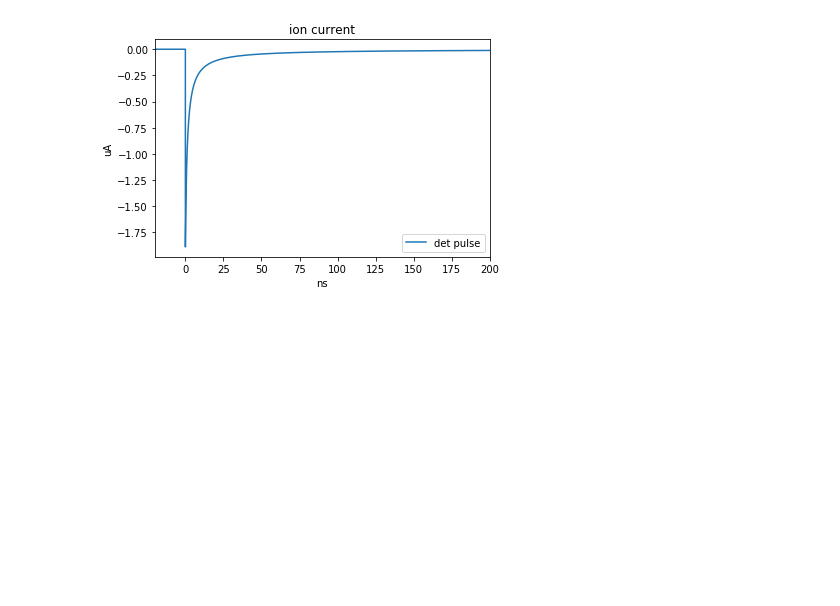
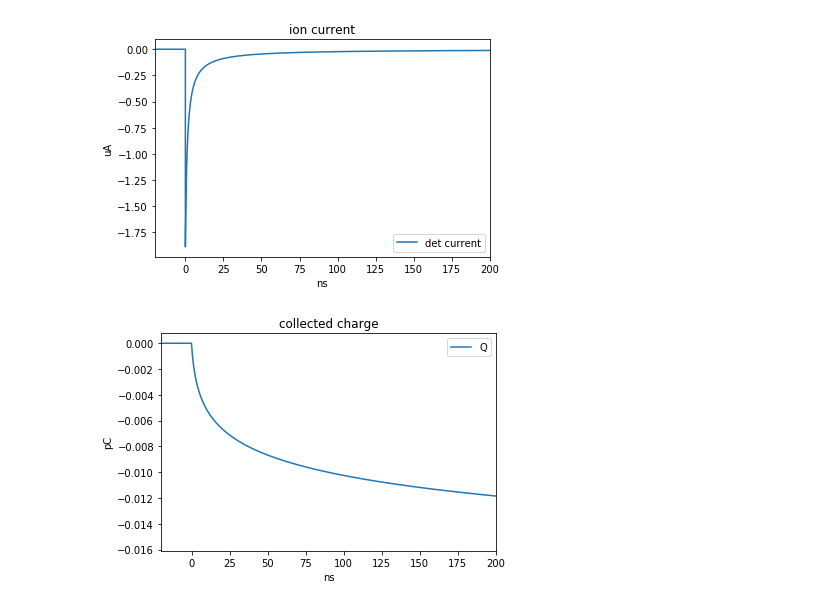
Before and after one commit to acidbourbon/lab_bench, a Jupyter notebook: workdir/jupyter/software_examples/sigproc_kit/drift_chamber_ideal.ipynb, the cells around one changed output. Cells and saved outputs as stored; diff of their text form; code cells hidden in the pictures; blank space fills up the shorter version.

```diff
--- a/workdir/jupyter/software_examples/sigproc_kit/drift_chamber_ideal.ipynb
+++ b/workdir/jupyter/software_examples/sigproc_kit/drift_chamber_ideal.ipynb
@@ -36,37 +52,42 @@ Q = -primary_ions * G * e
 P  = 1             # 1 atm = 1 bar
 
 # geometric parameter of idealized proportional counter
 # good enough approximation for MDC cell
 ra = 10e-6         # 10 um
 rb = 2.5e-3        # 2.5 mm
 r0 = ra+1e-6       # 1 um over the wire
 
 # argon ion mobility
 mu_ion = 1.7*(1e-2)**2 #1.7 cm^2 s^-1 V^-1 atm^-1
 
 # chamber HV (affects only ion drift, not gas gain)
 HV = 1600
 
 
 t = np.linspace(-100e-9,900e-9,100000) # be sure to make not to few steps, if you have a sharp IR
 
 delay = 0e-9
 
 I = ion_current(t, Q, P, r0, ra, rb, mu_ion, HV, delay)
 
 
-
-
-
-
 plt.title("ion current")
-plt.plot(t*1e9,I*1e6,label="det pulse")
+plt.plot(t*1e9,I*1e6,label="det current")
 plt.xlabel("ns")
 plt.ylabel("uA")
 plt.xlim(-20,200)
 plt.legend()
 plt.show()
 
-#print("t1 : {:3.3f} ns, tot : {:3.3f} ns".format(t1*1e9,tot*1e9))
+Q = integrate_dt(t,I)
+
+plt.title("collected charge")
+plt.plot(t*1e9,Q*1e12,label="Q")
+plt.xlabel("ns")
+plt.ylabel("pC")
+plt.xlim(-20,200)
+plt.legend()
+plt.show()
 # %% [output]
-[figure, old version]
+[figure, new version]
+[figure, added]
```
Also changed, not shown: parts of 3 cells of this notebook.
